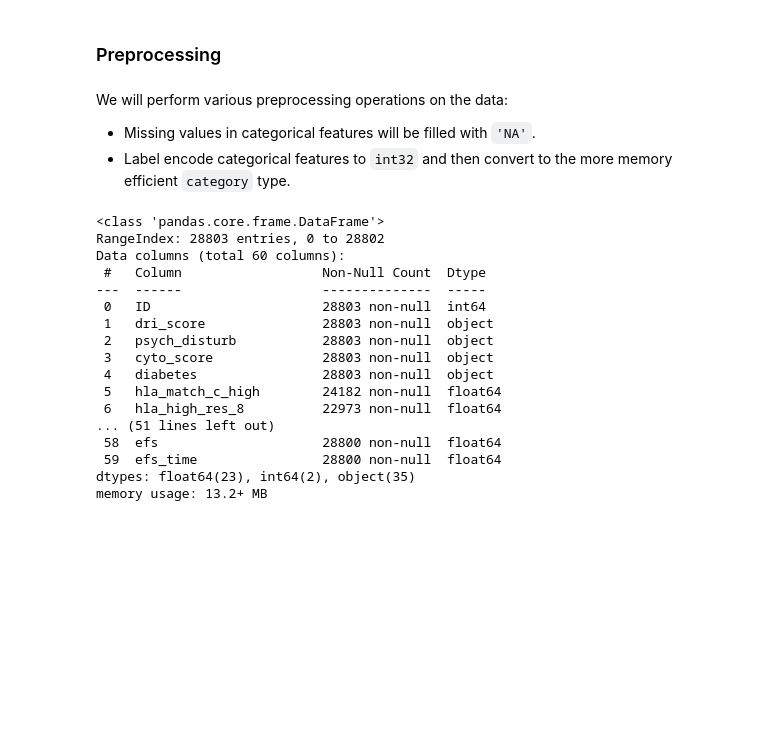
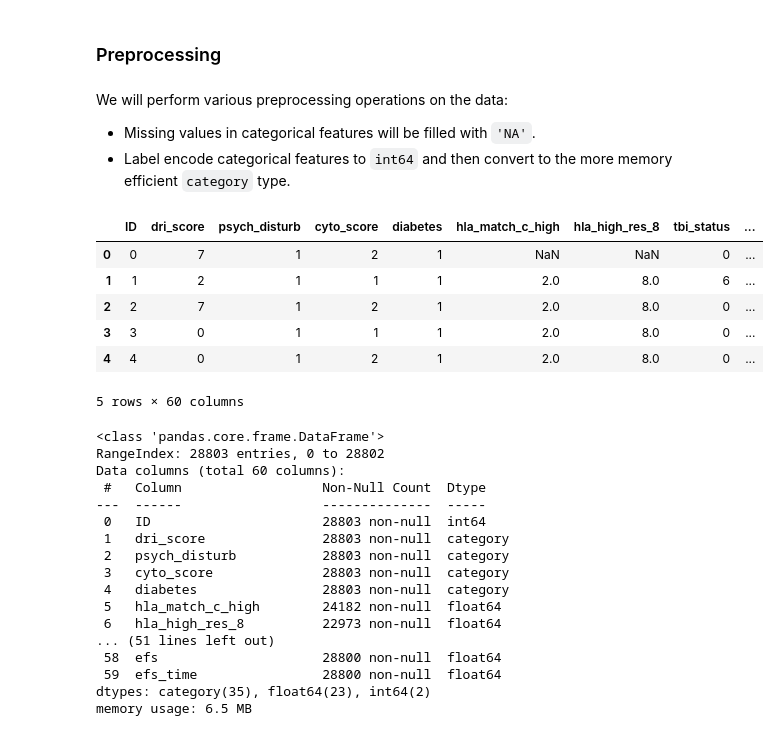
Before and after one commit to LesediLC/Portfolio, a Jupyter notebook: Survival_Predictions.ipynb, the cells around one changed output. Saved outputs shown, nothing was run; the diff lists cells and outputs as text; code cells hidden in the pictures; blank space fills up the shorter version.

Commit message:
Added label encoding function in preprocessing

```diff
--- a/Survival_Predictions.ipynb
+++ b/Survival_Predictions.ipynb
@@ -71,20 +75,20 @@ Name: count, dtype: int64
 not_features = ['ID', 'efs', 'efs_time']
 
 features = {
-    'all' : [c for c in train.columns if c not in not_features],
+    'all' : [col for col in train.columns if col not in not_features],
     'categorical' : [],
     'continuous' : [],
 }
 
-for c in features['all']:
-    if train[c].dtype in ['object']:
-        features['categorical'].append(c)
-    elif train[c].dtype in ['int64', 'float64']:
-        features['continuous'].append(c)
+for col in features['all']:
+    if train[col].dtype in ['object']:
+        features['categorical'].append(col)
+    elif train[col].dtype in ['int64', 'float64']:
+        features['continuous'].append(col)
 
     # Debugging step
     else:
-        print(f"Feature was not categorised: {c}")
+        print(f"Feature was not categorised: {col}")
 
 print(f"There are {len(features['all'])} features in the data, {len(features['categorical'])} categorical and {len(features['continuous'])} continuous. \n")
 print(f"Categorical features:\n{features['categorical']} \n")
@@ -130,20 +134,25 @@ plt.show()
 # %% [markdown]
 We will perform various preprocessing operations on the data:
 * Missing values in categorical features will be filled with `'NA'`.
-* Label encode categorical features to `int32` and then convert to the more memory efficient `category` type.
+* Label encode categorical features to `int64` and then convert to the more memory efficient `category` type.
 # %%
 ## PREPROCESSING FUNCTIONS
 
 # Fill missing categorical features with 'NA'
 def fill_missing_cat_data(df):
-    for c in df.columns:
-        if df[c].dtype == 'object':
-            df[c] = df[c].fillna('NA')
+    for col in features['categorical']:
+        df[col] = df[col].fillna('NA')
     return df
 
 # Label encode categorical features
-def label_encode_cat_data(df):
-    pass
+le_dict = {}
+def label_encode_cat_data(df, le_dict=le_dict):
+    for col in features['categorical']:
+        le = LabelEncoder()
+        df[col] = le.fit_transform(df[col])
+        df[col] = df[col].astype('category')
+        le_dict[col] = le
+    return df
 # %%
 # Combine the train and test data for preprocessing
 combined = pd.concat([train, test], axis=0, ignore_index=True)
@@ -154,6 +163,16 @@ pre_processing = [
 ]
 for func in pre_processing:
     combined = func(combined)
+# %%
+combined.head()
+# %% [output]
+|  | ID | dri_score | psych_disturb | cyto_score | diabetes | hla_match_c_high | hla_high_res_8 | tbi_status | ... |
+| 0 | 0 | 7 | 1 | 2 | 1 | NaN | NaN | 0 | ... |
+| 1 | 1 | 2 | 1 | 1 | 1 | 2.0 | 8.0 | 6 | ... |
+| 2 | 2 | 7 | 1 | 2 | 1 | 2.0 | 8.0 | 0 | ... |
+| 3 | 3 | 0 | 1 | 1 | 1 | 2.0 | 8.0 | 0 | ... |
+| 4 | 4 | 0 | 1 | 2 | 1 | 2.0 | 8.0 | 0 | ... |
+5 rows × 60 columns
 # %%
 combined.info()
 # %% [output]
@@ -163,14 +182,14 @@ Data columns (total 60 columns):
  #   Column                  Non-Null Count  Dtype
 ---  ------                  --------------  -----
  0   ID                      28803 non-null  int64
- 1   dri_score               28803 non-null  object
- 2   psych_disturb           28803 non-null  object
- 3   cyto_score              28803 non-null  object
- 4   diabetes                28803 non-null  object
+ 1   dri_score               28803 non-null  category
+ 2   psych_disturb           28803 non-null  category
+ 3   cyto_score              28803 non-null  category
+ 4   diabetes                28803 non-null  category
  5   hla_match_c_high        24182 non-null  float64
  6   hla_high_res_8          22973 non-null  float64
 ... (51 lines left out)
  58  efs                     28800 non-null  float64
  59  efs_time                28800 non-null  float64
-dtypes: float64(23), int64(2), object(35)
-memory usage: 13.2+ MB
+dtypes: category(35), float64(23), int64(2)
+memory usage: 6.5 MB
```
Also changed, not shown: parts of 3 cells of this notebook, 4 other files.
